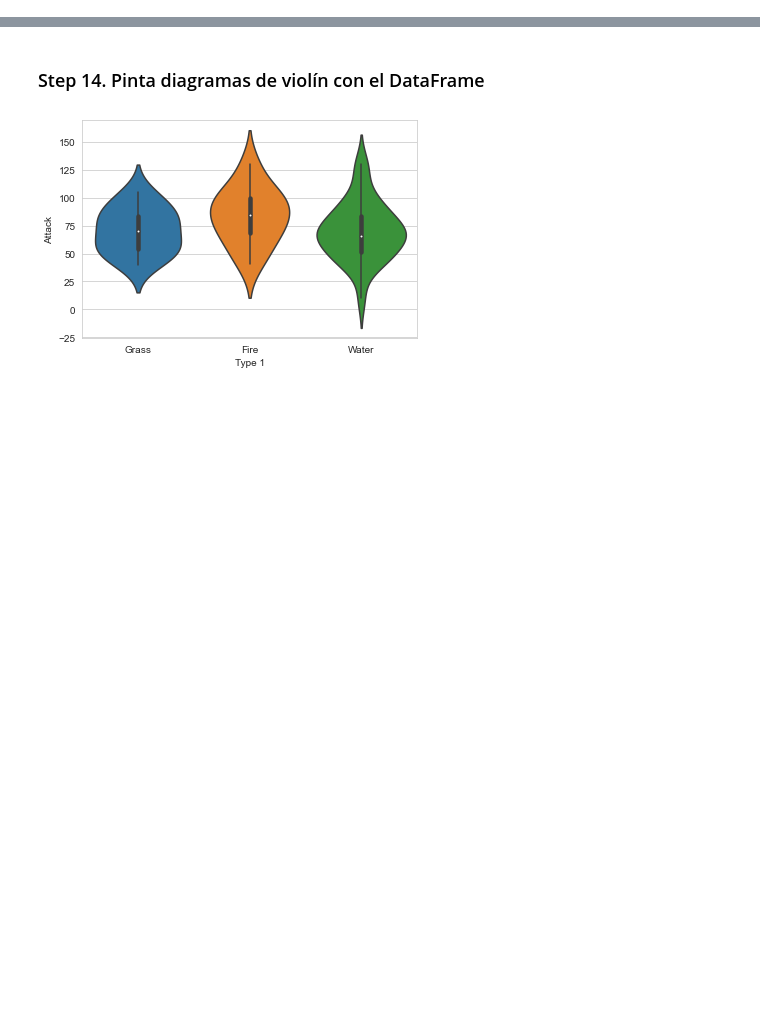
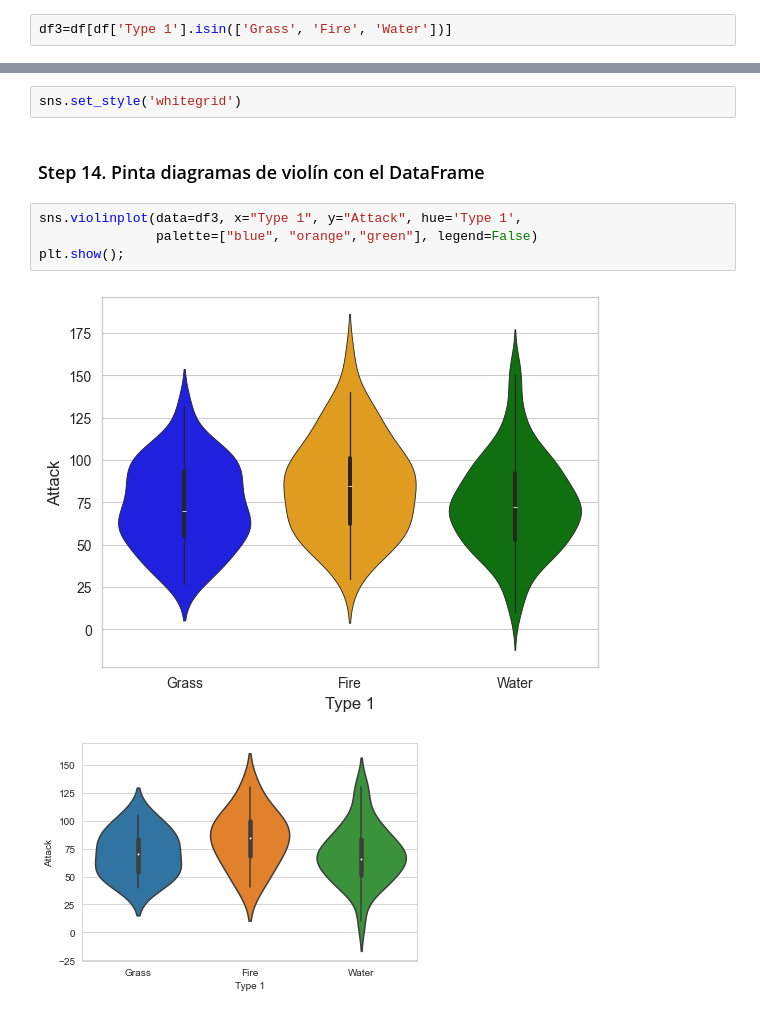
Before and after one commit to IsabelRomoBru/DS102024, a Jupyter notebook: 2-DataAnalysis/5-Visualizacion/Practica/Pokemon/Pokemon_viz.ipynb, the cells around one changed output, grey strips where cells are left out. Cells and saved outputs as stored; diff of their text form; blank space fills up the shorter version.

```diff
--- a/2-DataAnalysis/5-Visualizacion/Practica/Pokemon/Pokemon_viz.ipynb
+++ b/2-DataAnalysis/5-Visualizacion/Practica/Pokemon/Pokemon_viz.ipynb
@@ -111,9 +155,19 @@ Bórralos del DataFrame y vuelve a dibujar el diagrama de cajas
 # %% [markdown]
 ### Step 12. Quédate del Dataframe solo con los 'Type 1' iguales a 'Grass', 'Fire' o 'Water'
+# %%
+df3=df[df['Type 1'].isin(['Grass', 'Fire', 'Water'])]
 # %% [markdown]
 ### Step 13. Usa un estilo 'whitegrid'
+# %%
+sns.set_style('whitegrid')
 # %% [markdown]
 ### Step 14. Pinta diagramas de violín con el DataFrame
+# %%
+sns.violinplot(data=df3, x="Type 1", y="Attack", hue='Type 1',
+               palette=["blue", "orange","green"], legend=False)
+plt.show();
+# %% [output]
+[figure, added]
 # %%
 # %% [output]
 [figure]
```
Also changed, not shown: parts of 26 cells of this notebook, 5 other files.
